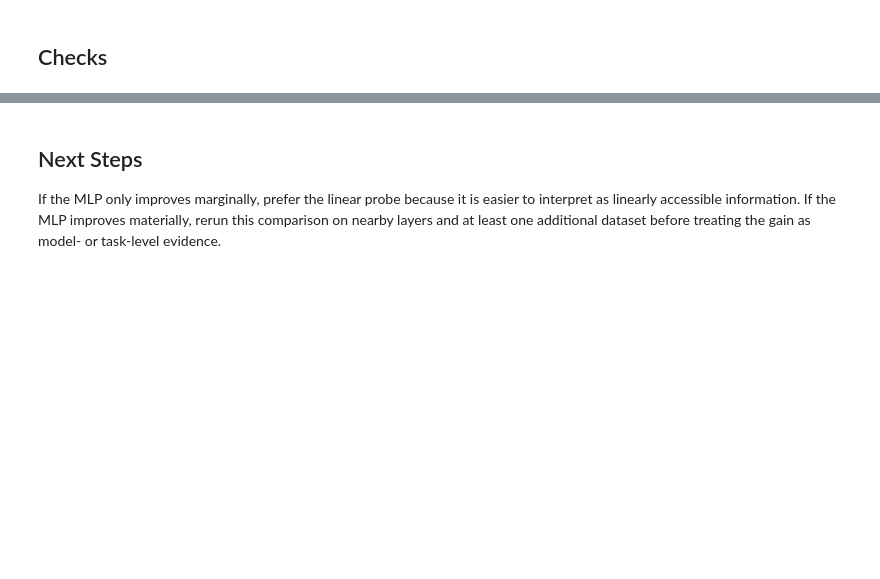
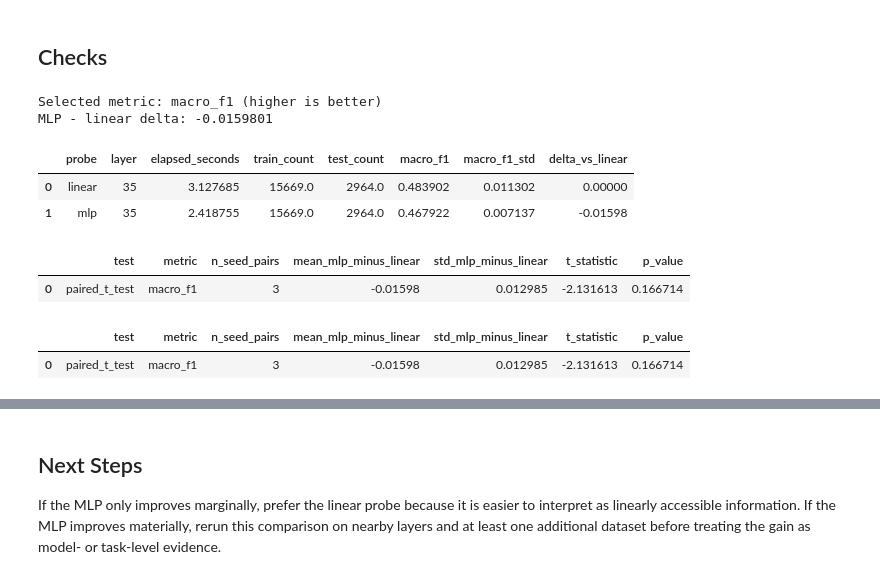
Before and after one commit to CBBIO/BioData, a Jupyter notebook: notebooks/probing_linear_vs_mlp.ipynb, the cells around one changed output, grey strips where cells are left out. Saved outputs shown, nothing was run; the diff lists cells and outputs as text; code cells hidden in the pictures; blank space fills up the shorter version.

```diff
--- a/notebooks/probing_linear_vs_mlp.ipynb
+++ b/notebooks/probing_linear_vs_mlp.ipynb
@@ -534,7 +701,7 @@ def choose_metric(results: pd.DataFrame, requested: str | None) -> str:
 
 
 #metric = choose_metric(results, METRIC)
-metric="accuracy"
+metric="macro_f1"
 comparison_columns = ["probe", "layer", "elapsed_seconds", "train_count", "test_count", metric]
 if f"{metric}_std" in results.columns:
     comparison_columns.append(f"{metric}_std")
@@ -544,6 +711,10 @@ metric_direction = "lower is better" if metric in {"rmse", "mae"} else "higher i
 linear_value = float(results.loc[results["probe"] == "linear", metric].iloc[0])
 mlp_value = float(results.loc[results["probe"] == "mlp", metric].iloc[0])
 comparison["delta_vs_linear"] = comparison[metric] - linear_value
+for baseline_name in ["baseline_majority", "baseline_train_prior"]:
+    baseline_values = results.loc[results["probe"] == baseline_name, metric]
+    if not baseline_values.empty:
+        comparison[f"delta_vs_{baseline_name.removeprefix('baseline_')}"] = comparison[metric] - float(baseline_values.iloc[0])
 
 print(f"Selected metric: {metric} ({metric_direction})")
 print(f"MLP - linear delta: {mlp_value - linear_value:.6g}")
@@ -560,33 +731,43 @@ else:
     mean_delta = float(paired_delta.mean())
     std_delta = float(paired_delta.std(ddof=1))
     t_statistic = math.inf if std_delta == 0 and mean_delta > 0 else (-math.inf if std_delta == 0 and mean_delta < 0 else (0.0 if std_delta == 0 else mean_delta / (std_delta / math.sqrt(len(paired_delta)))))
     p_value = None
     try:
         from scipy import stats
 
         scipy_result = stats.ttest_rel(paired_scores["mlp"], paired_scores["linear"], nan_policy="omit")
         t_statistic = float(scipy_result.statistic)
         p_value = float(scipy_result.pvalue)
     except Exception as exc:
         print(f"SciPy t-test unavailable; reporting t-statistic only. ({exc})")
 
     t_test_result = pd.DataFrame(
         [
             {
                 "test": "paired_t_test",
                 "metric": metric,
                 "n_seed_pairs": int(len(paired_delta)),
                 "mean_mlp_minus_linear": mean_delta,
                 "std_mlp_minus_linear": std_delta,
                 "t_statistic": t_statistic,
                 "p_value": p_value,
             }
         ]
     )
 
 display(t_test_result)
 
 t_test_result
+# %% [output]
+Selected metric: macro_f1 (higher is better)
+MLP - linear delta: -0.0159801
+|  | probe | layer | elapsed_seconds | train_count | test_count | macro_f1 | macro_f1_std | delta_vs_linear |
+| 0 | linear | 35 | 3.127685 | 15669.0 | 2964.0 | 0.483902 | 0.011302 | 0.00000 |
+| 1 | mlp | 35 | 2.418755 | 15669.0 | 2964.0 | 0.467922 | 0.007137 | -0.01598 |
+|  | test | metric | n_seed_pairs | mean_mlp_minus_linear | std_mlp_minus_linear | t_statistic | p_value |
+| 0 | paired_t_test | macro_f1 | 3 | -0.01598 | 0.012985 | -2.131613 | 0.166714 |
+|  | test | metric | n_seed_pairs | mean_mlp_minus_linear | std_mlp_minus_linear | t_statistic | p_value |
+| 0 | paired_t_test | macro_f1 | 3 | -0.01598 | 0.012985 | -2.131613 | 0.166714 |
 # %%
 fig, ax = plt.subplots(figsize=(6, 4))
 metric_std = f"{metric}_std"
```
Also changed, not shown: parts of 11 cells of this notebook, 3 other files.
